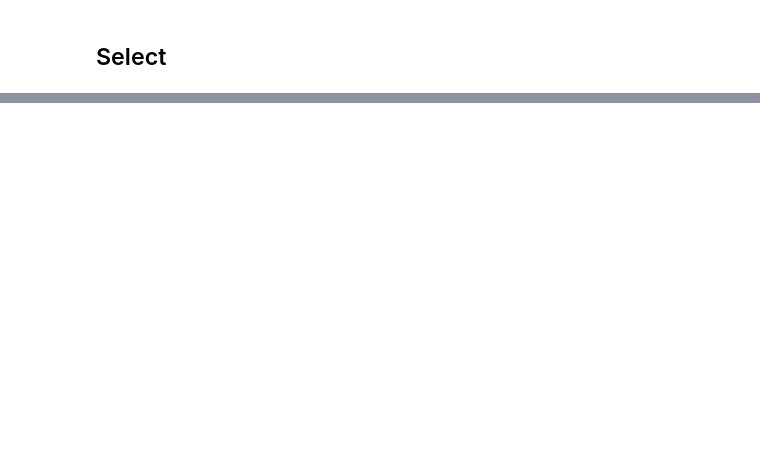
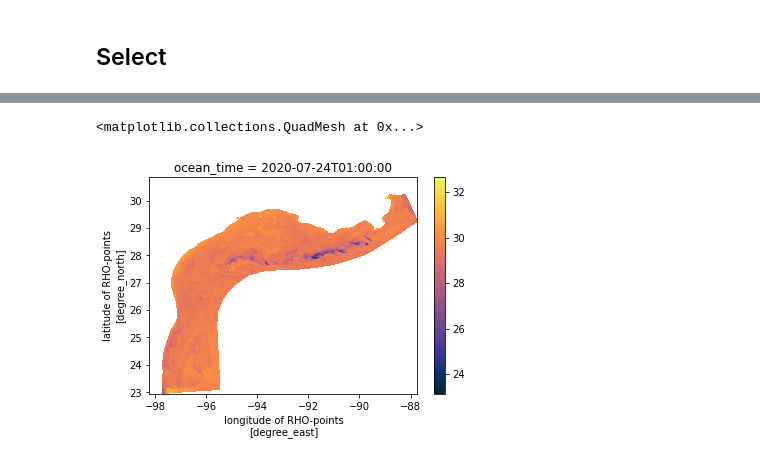
Before and after one commit to xoceanmodel/xroms, a Jupyter notebook: examples/select_data.ipynb, the cells around one changed output, grey strips where cells are left out. Cells and saved outputs as stored; diff of their text form; code cells hidden in the pictures; blank space fills up the shorter version.

```diff
--- a/examples/select_data.ipynb
+++ b/examples/select_data.ipynb
@@ -430,0 +455,11 @@ compute vs. persist
+# %%
+# want temperature along this constant depth value
+z0 = -10
+
+# This is the array we want projected
+dss = ds.isel(ocean_time=0)
+
+# Projecting 3rd input onto constant value z0 in iso_array (1st input)
+sl = xroms.utilities.xisoslice(dss.z_rho, z0, dss.temp, 's_rho')
+
+sl
@@ -430,0 +516,5 @@ compute vs. persist
+# %%
+sl.plot(cmap=cmo.thermal, x='lon_rho', y='lat_rho')
+# %% [output]
+<matplotlib.collections.QuadMesh at 0x...>
+[figure, added]
```
Also changed, not shown: parts of 53 cells of this notebook.
